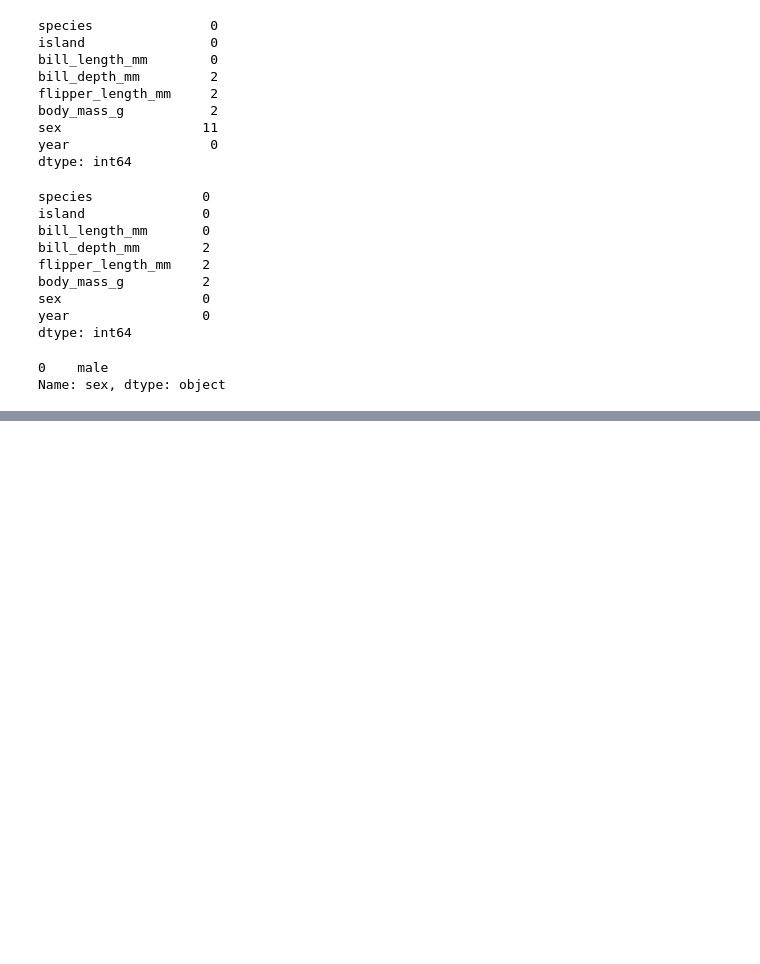
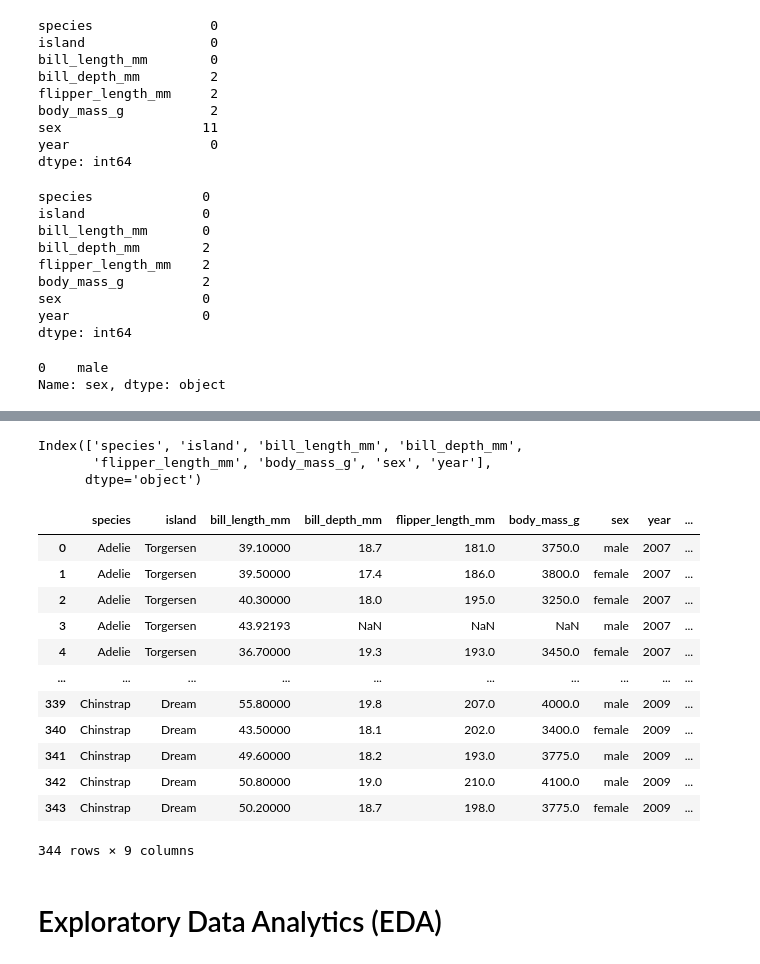
Before and after one commit to ShrlnH/ELEC03, a Jupyter notebook: ELEC03-3A/Activity1.ipynb, the cells around one changed output, grey strips where cells are left out. Cells and saved outputs as stored; diff of their text form; code cells hidden in the pictures; blank space fills up the shorter version.

```diff
--- a/ELEC03-3A/Activity1.ipynb
+++ b/ELEC03-3A/Activity1.ipynb
@@ -219,0 +276,26 @@ Name: sex, dtype: object
+# %%
+penguins.columns
+# %% [output]
+Index(['species', 'island', 'bill_length_mm', 'bill_depth_mm',
+       'flipper_length_mm', 'body_mass_g', 'sex', 'year'],
+      dtype='object')
+# %%
+penguins['mass_kg'] = penguins['body_mass_g'] / 1000
+# %%
+penguins
+# %% [output]
+|  | species | island | bill_length_mm | bill_depth_mm | flipper_length_mm | body_mass_g | sex | year | ... |
+| 0 | Adelie | Torgersen | 39.10000 | 18.7 | 181.0 | 3750.0 | male | 2007 | ... |
+| 1 | Adelie | Torgersen | 39.50000 | 17.4 | 186.0 | 3800.0 | female | 2007 | ... |
+| 2 | Adelie | Torgersen | 40.30000 | 18.0 | 195.0 | 3250.0 | female | 2007 | ... |
+| 3 | Adelie | Torgersen | 43.92193 | NaN | NaN | NaN | male | 2007 | ... |
+| 4 | Adelie | Torgersen | 36.70000 | 19.3 | 193.0 | 3450.0 | female | 2007 | ... |
+| ... | ... | ... | ... | ... | ... | ... | ... | ... | ... |
+| 339 | Chinstrap | Dream | 55.80000 | 19.8 | 207.0 | 4000.0 | male | 2009 | ... |
+| 340 | Chinstrap | Dream | 43.50000 | 18.1 | 202.0 | 3400.0 | female | 2009 | ... |
+| 341 | Chinstrap | Dream | 49.60000 | 18.2 | 193.0 | 3775.0 | male | 2009 | ... |
+| 342 | Chinstrap | Dream | 50.80000 | 19.0 | 210.0 | 4100.0 | male | 2009 | ... |
+| 343 | Chinstrap | Dream | 50.20000 | 18.7 | 198.0 | 3775.0 | female | 2009 | ... |
+344 rows × 9 columns
+# %% [markdown]
+<h1>Exploratory Data Analytics (EDA)</h1>
```
Also changed, not shown: parts of 11 cells of this notebook.
